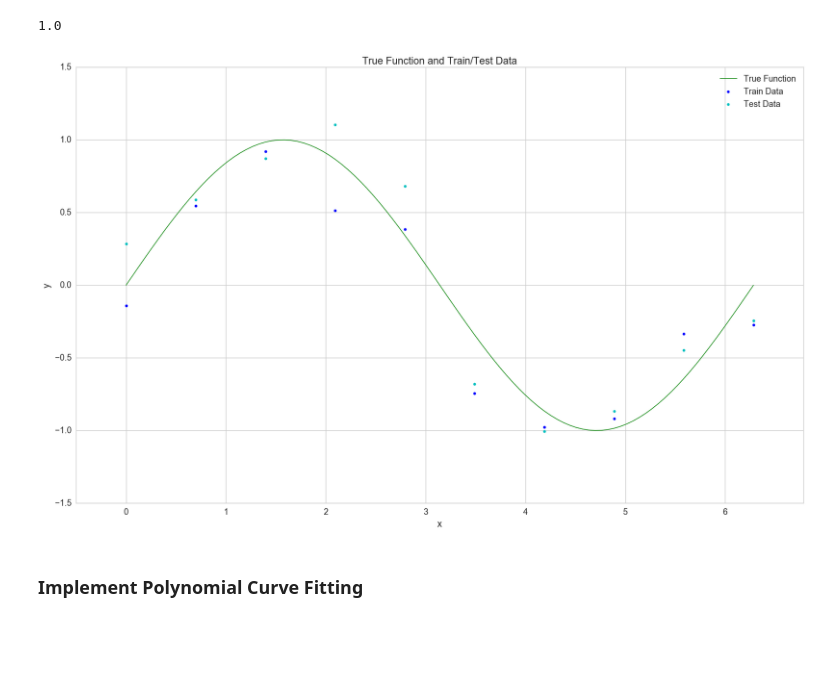
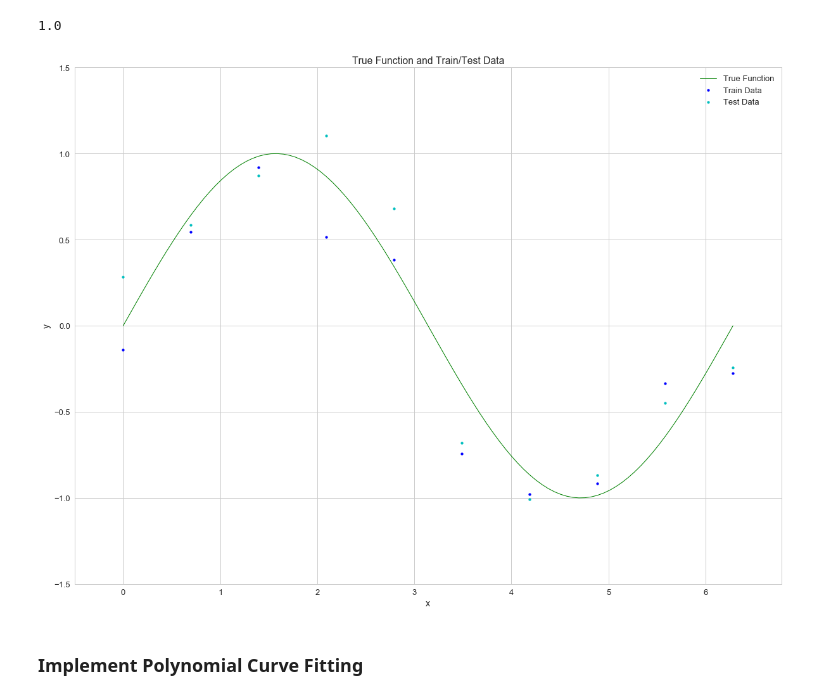
Before and after one commit to csizsek/machine-learning, a Jupyter notebook: 02_linear_methods_for_regression/polynomial_curve_fitting.ipynb, the cells around one changed output. Drawn from its saved outputs; the diff is of its cells as text; code cells hidden in the pictures; blank space fills up the shorter version.

Commit message:
updated plotting code

```diff
--- a/02_linear_methods_for_regression/polynomial_curve_fitting.ipynb
+++ b/02_linear_methods_for_regression/polynomial_curve_fitting.ipynb
@@ -1,18 +1,9 @@
 # %% [markdown]
 # Polynomial Curve Fitting
 # %%
-import base64
 import collections
-import datetime
-import itertools
-import json
 import math
-import os
-import operator
-import pickle
 import random
-import re
-import sys
 import time
 
 import matplotlib as mpl
@@ -31,10 +22,10 @@ np.random.seed(1337)
 %matplotlib inline
 
 sns.set(font_scale=1.3)
-mpl.rcParams['figure.figsize'] = 20, 12
 sns.set_style('whitegrid')
 sns.set_palette(sns.color_palette('muted'))
 
+fsize=(20.0, 15.0)
 linewidth = 1.0
 dotsize = 15
 # %%
@@ -60,17 +51,18 @@ train['y'] = train.x.apply(lambda x: f(x) + (np.random.randn() * 0.2))
 test = pd.DataFrame({'x': np.linspace(0, math.pi * 2, num_points)})
 test['y'] = test.x.apply(lambda x: f(x) + (np.random.randn() * 0.2))
 # %%
+_ = plt.figure(figsize=fsize)
 _ = plt.plot(f_points.x, f_points.y, 'g-', linewidth=linewidth, label='True Function')
 _ = plt.scatter(train.x, train.y, color='b', marker='o', s=dotsize, label='Train Data')
 _ = plt.scatter(test.x, test.y, color='c', marker='o', s=dotsize, label='Test Data')
 _ = plt.xlim((-0.5, 2 * math.pi + 0.5))
 _ = plt.ylim((-1.5, 1.5))
 _ = plt.xlabel('x')
 _ = plt.ylabel('y')
 _ = plt.title('True Function and Train/Test Data')
-_ = plt.legend()
+_ = plt.legend(loc='upper right')
 # %% [output]
-[figure, old version]
+[figure, new version]
 # %% [markdown]
 ### Implement Polynomial Curve Fitting
 # %%
```
Also changed, not shown: parts of 5 cells of this notebook, 3 other files.
